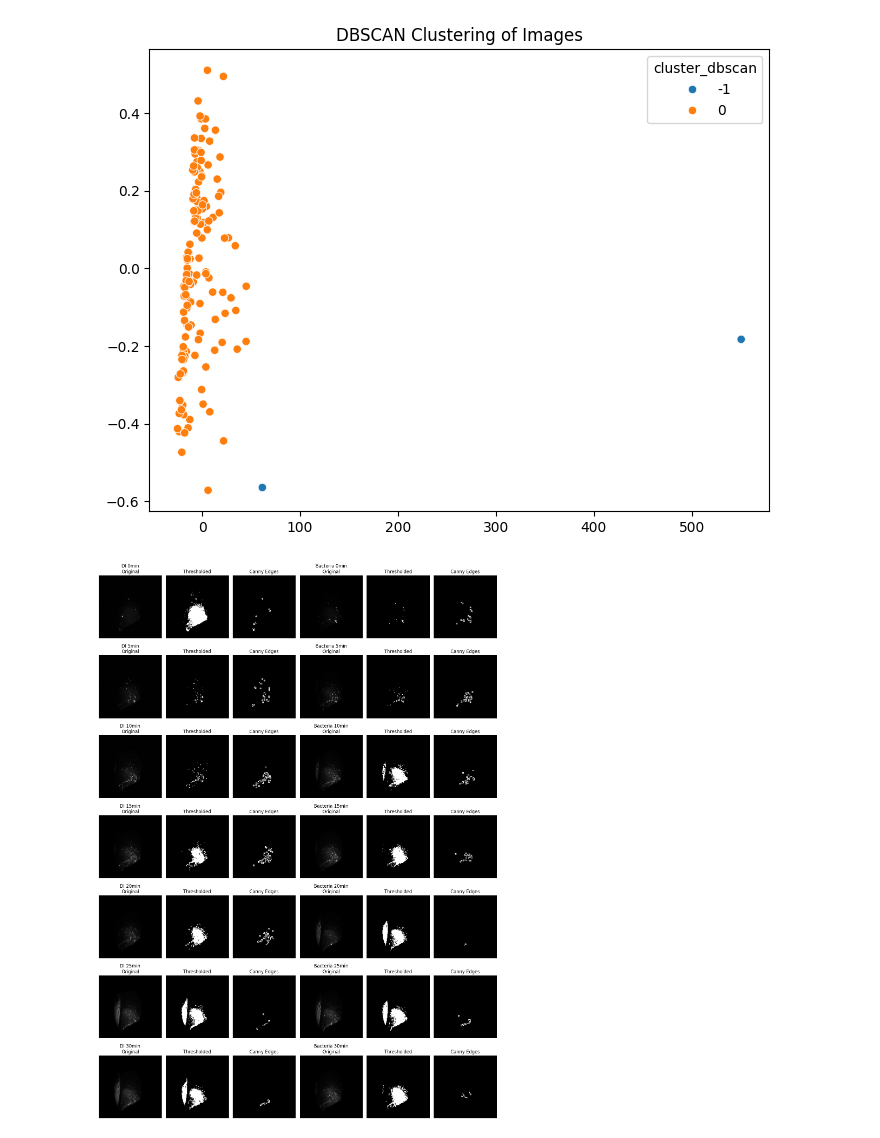
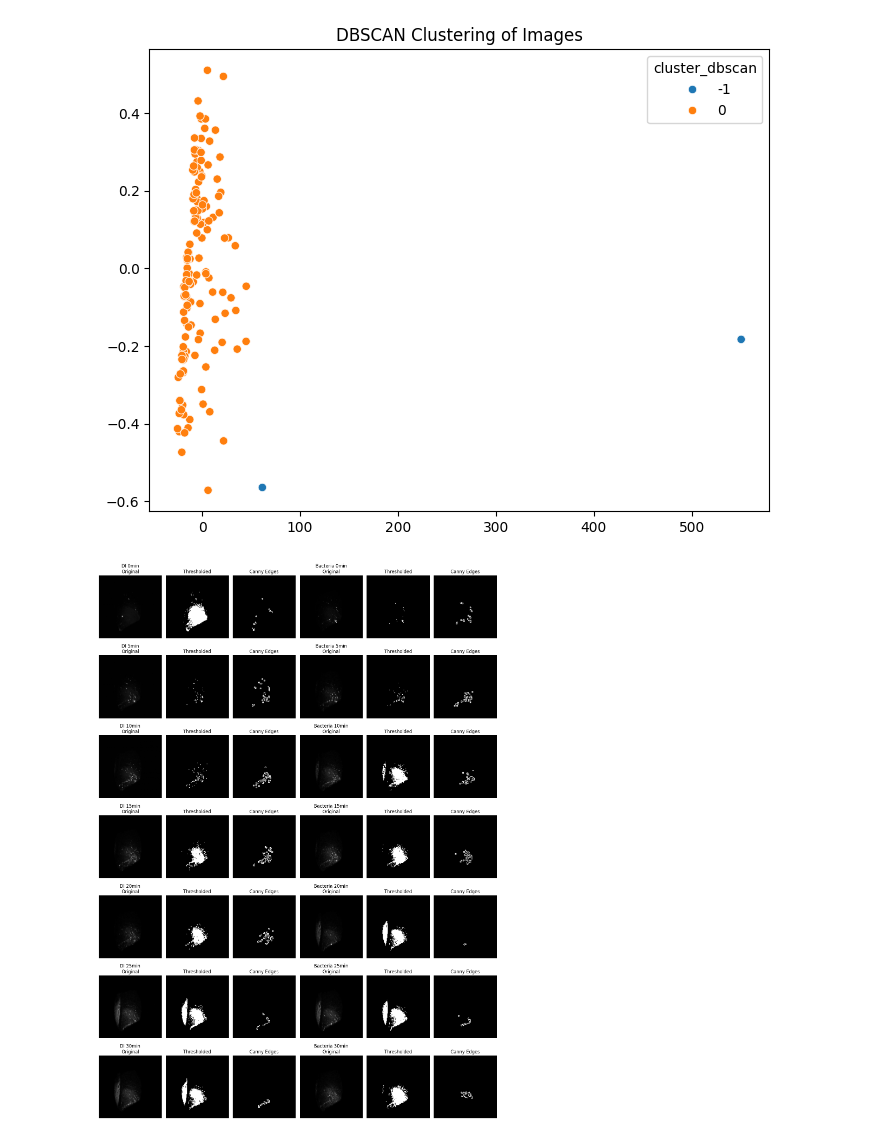
Before and after one commit to Aman-k-s/Meat-Spoilage-Detection, a Jupyter notebook: try.ipynb, the cells around one changed output. Drawn from its saved outputs; the diff is of its cells as text; code cells hidden in the pictures.

Commit message:
changed cv2.Canny values

```diff
--- a/try.ipynb
+++ b/try.ipynb
@@ -57,7 +57,7 @@ for cls in classes:
             contrast = eq_img.std()
 
             # Edge features (Canny)
-            edges = cv2.Canny(img, 50, 150)
+            edges = cv2.Canny(img, 30, 90)
             edge_density = np.sum(edges > 0) / edges.size
 
             # Collect features
@@ -205,32 +205,32 @@ for idx, t in enumerate(time_points):
         img = cv2.imread(img_path, cv2.IMREAD_GRAYSCALE)
         img = cv2.resize(img, (128, 128))
 
         # Thresholding
         thresh_val = filters.threshold_otsu(img)
         binary = img > thresh_val
 
         # Edge detection
-        edges = cv2.Canny(img, 50, 150)
+        edges = cv2.Canny(img, 30, 150)
 
         # Plot Original
         plt.subplot(len(time_points), len(classes)*3, idx*len(classes)*3 + j*3 + 1)
         plt.imshow(img, cmap="gray")
         plt.title(f"{cls} {t}min\nOriginal")
         plt.axis("off")
 
         # Plot Thresholded
         plt.subplot(len(time_points), len(classes)*3, idx*len(classes)*3 + j*3 + 2)
         plt.imshow(binary, cmap="gray")
         plt.title("Thresholded")
         plt.axis("off")
 
         # Plot Edges
         plt.subplot(len(time_points), len(classes)*3, idx*len(classes)*3 + j*3 + 3)
         plt.imshow(edges, cmap="gray")
         plt.title("Canny Edges")
         plt.axis("off")
 
 plt.tight_layout()
 plt.show()
 # %% [output]
-[figure, old version]
+[figure, new version]
```
Also changed, not shown: parts of 2 cells of this notebook, 1 other file.
